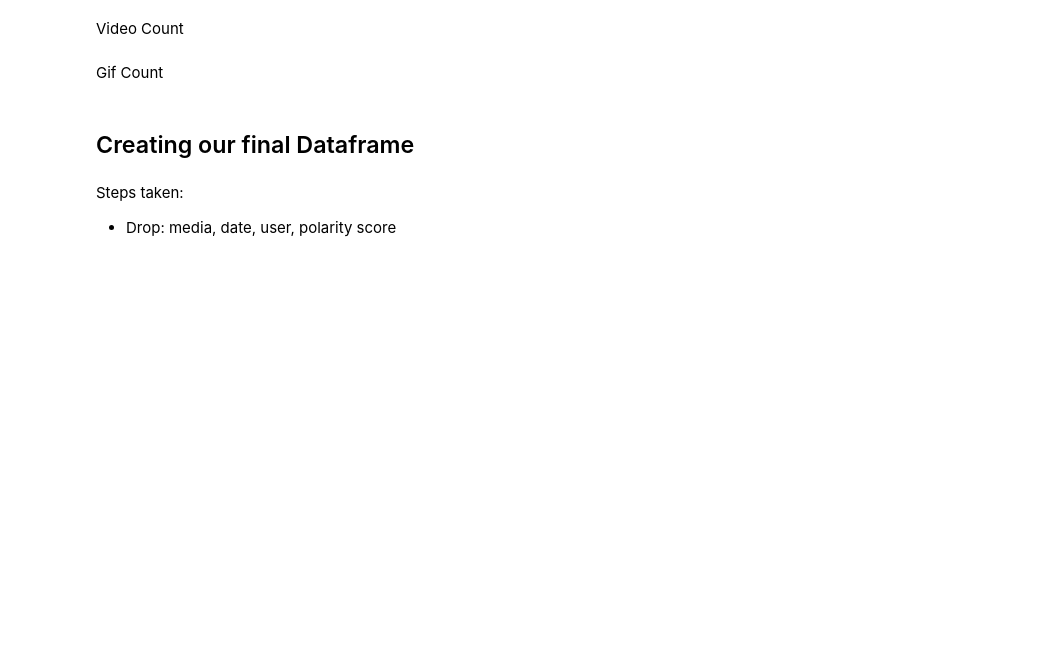
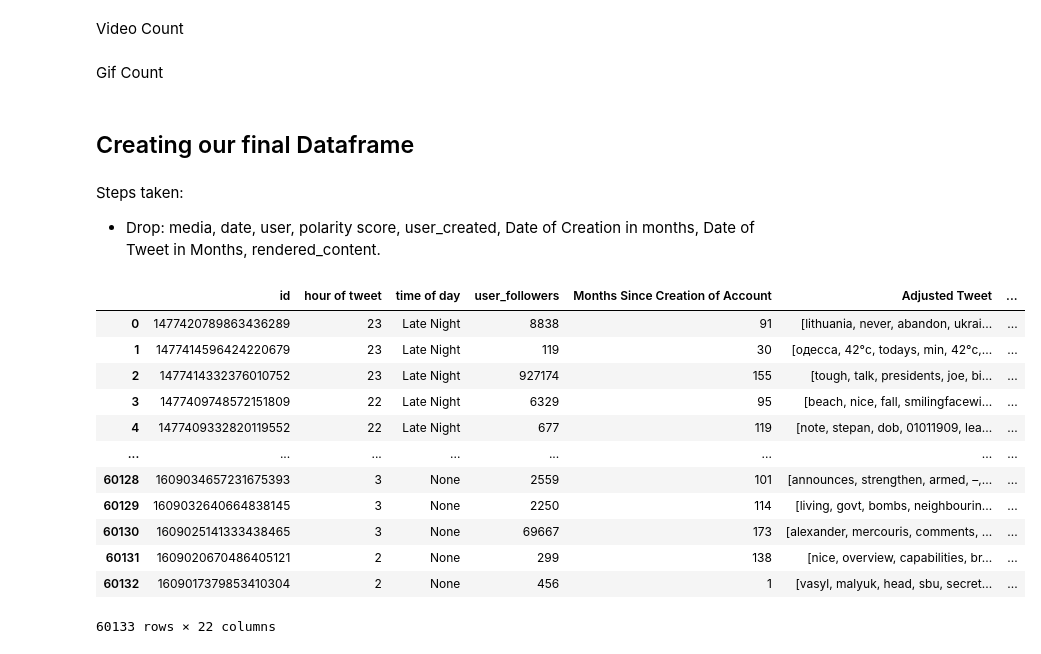
Before and after one commit to lifeonthefence/text-success, a Jupyter notebook: Project Code/Feature Extraction and Processing.ipynb, the cells around one changed output. Cells and saved outputs as stored; diff of their text form; code cells hidden in the pictures; blank space fills up the shorter version.

```diff
--- a/Project Code/Feature Extraction and Processing.ipynb
+++ b/Project Code/Feature Extraction and Processing.ipynb
@@ -234,23 +257,30 @@ df.insert(loc=5,
 # %%
 from datetime import *
 
-#return the year of account creation
+#returning the months of account creation
 def account_creation(text):
     text = datetime.strptime(text, "%Y-%m-%d %H:%M:%S+00:00")
-    hour = str(text)[0:4]
-    return int(hour)
+    year = str(text)[0:4]
+    month = str(text)[5:7]
+    total_months = (int(year)*12)+(int(month))
+    return (total_months)
 
-df['Year of Creation'] = df['Year of Creation'].apply(account_creation)
+df['Date of Creation in months'] = df['Date of Creation in months'].apply(account_creation)
 # %%
-#Finding year of tweet
+#Finding date of tweet in months
 df.insert(loc=6,
-          column='Year of Tweet',
+          column='Date of Tweet in Months',
           value=df['date'])
 # %%
 from datetime import *
 
 #return the year of tweet
-df['Year of Tweet'] = df['Year of Tweet'].apply(account_creation)
+df['Date of Tweet in Months'] = df['Date of Tweet in Months'].apply(account_creation)
+# %%
+#Calculating Months since creation of account relative to tweet
+df.insert(loc=7,
+          column='Months Since Creation of Account',
+          value= (df['Date of Tweet in Months']-df['Date of Creation in months']))
 # %% [markdown]
 ## Time of Day
 # %%
@@ -362,6 +390,20 @@ df['GIF Count'] = df['GIF Count'].apply(gif_count)
 ## Creating our final Dataframe
 # %% [markdown]
 Steps taken:
-- Drop: media, date, user, polarity score
+- Drop: media, date, user, polarity score, user_created, Date of Creation in months, Date of Tweet in Months, rendered_content.
 # %%
-df.drop(['media','date','user','Polarity Score'], axis=1)
+df.drop(['media','date','user','Polarity Score','user_created','Date of Creation in months','Date of Tweet in Months','rendered_content'], axis=1)
+# %% [output]
+|  | id | hour of tweet | time of day | user_followers | Months Since Creation of Account | Adjusted Tweet | ... |
+| 0 | 1477420789863436289 | 23 | Late Night | 8838 | 91 | [lithuania, never, abandon, ukrai... | ... |
+| 1 | 1477414596424220679 | 23 | Late Night | 119 | 30 | [одесса, 42°c, todays, min, 42°c,... | ... |
+| 2 | 1477414332376010752 | 23 | Late Night | 927174 | 155 | [tough, talk, presidents, joe, bi... | ... |
+| 3 | 1477409748572151809 | 22 | Late Night | 6329 | 95 | [beach, nice, fall, smilingfacewi... | ... |
+| 4 | 1477409332820119552 | 22 | Late Night | 677 | 119 | [note, stepan, dob, 01011909, lea... | ... |
+| ... | ... | ... | ... | ... | ... | ... | ... |
+| 60128 | 1609034657231675393 | 3 | None | 2559 | 101 | [announces, strengthen, armed, –,... | ... |
+| 60129 | 1609032640664838145 | 3 | None | 2250 | 114 | [living, govt, bombs, neighbourin... | ... |
+| 60130 | 1609025141333438465 | 3 | None | 69667 | 173 | [alexander, mercouris, comments, ... | ... |
+| 60131 | 1609020670486405121 | 2 | None | 299 | 138 | [nice, overview, capabilities, br... | ... |
+| 60132 | 1609017379853410304 | 2 | None | 456 | 1 | [vasyl, malyuk, head, sbu, secret... | ... |
+60133 rows × 22 columns
```
Also changed, not shown: parts of 6 cells of this notebook.
